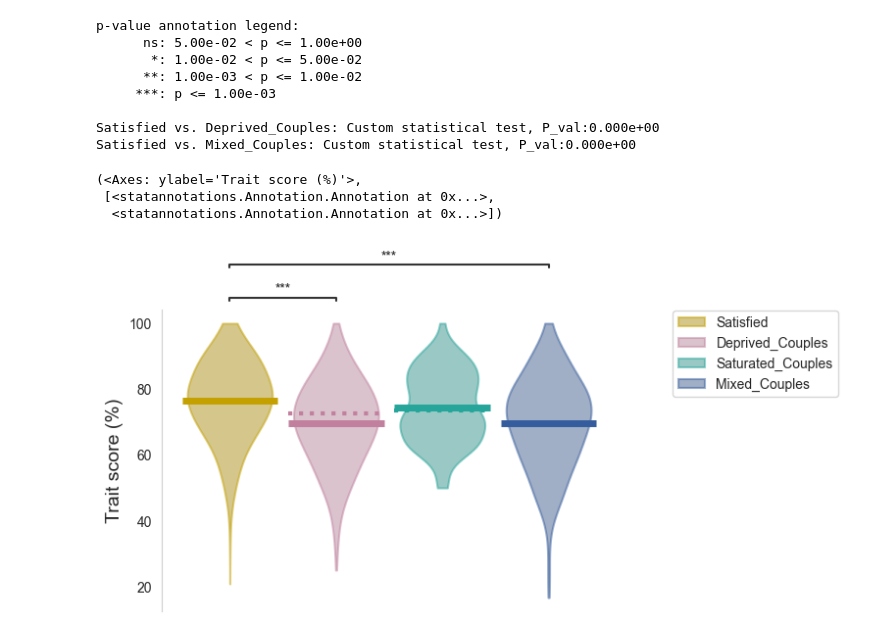
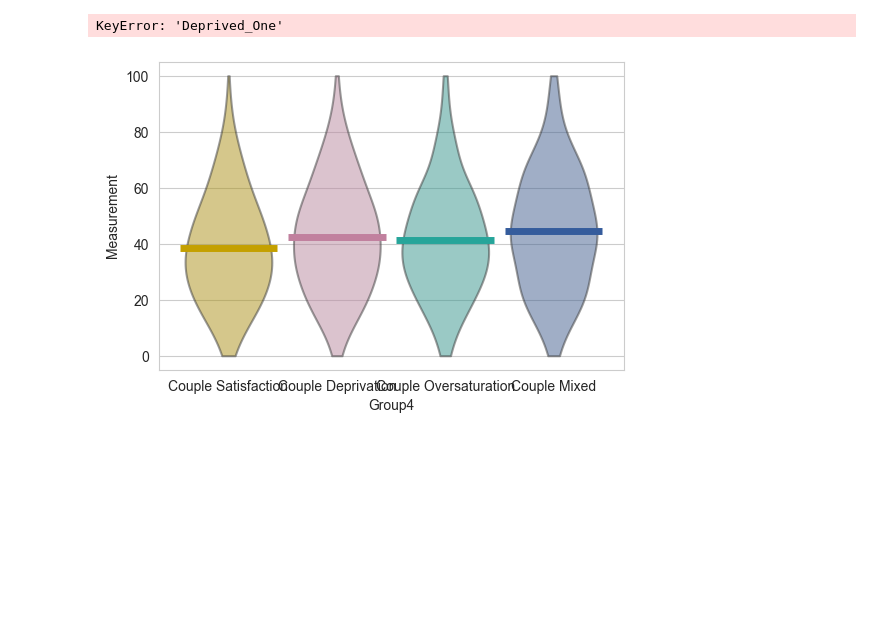
Before and after one commit to EdgardoCS/touchCouples, a Jupyter notebook: data_violin_plot.ipynb, the cells around one changed output. Drawn from its saved outputs; the diff is of its cells as text; code cells hidden in the pictures; blank space fills up the shorter version.

```diff
--- a/data_violin_plot.ipynb
+++ b/data_violin_plot.ipynb
@@ -12,23 +12,23 @@ warnings.filterwarnings('ignore')
 df = pd.read_csv('source/FReDA4.csv')
 # %%
 # Satisfied
-df.loc[df['Group1'] == 'SubGroup1', 'Group4'] = 'Satisfied'
+df.loc[df['Group3'] == 'Couple Satisfaction', 'Group4'] = 'Couple Satisfaction'
 
 # Deprived groups
-df.loc[df['Group1'] == 'SubGroup3', 'Group4'] = 'Deprived_Couples'
-df.loc[df['Group2'] == 'One-sided Deprivation', 'Group4'] = 'Deprived_One'
-# df.loc[df['Group1'] == 'SubGroup2', 'Group4'] = 'Deprived_Me'
-# df.loc[df['Group1'] == 'SubGroup7', 'Group4'] = 'Deprived_Partner'
+df.loc[df['Group3'] == 'Couple Deprivation', 'Group4'] = 'Couple Deprivation'
+# df.loc[df['Group2'] == 'One-sided Deprivation', 'Group4'] = 'Deprived_One'
+# df.loc[df['Group1'] == 'SubGroup-DeprivedBoth', 'Group4'] = 'Deprived_Both'
+# df.loc[df['Group1'] == 'SubGroup-DeprivedMe', 'Group4'] = 'Deprived_Me'
+# df.loc[df['Group1'] == 'SubGroup-DeprivedPartner', 'Group4'] = 'Deprived_Partner'
+#
+# Oversaturated groups
+df.loc[df['Group3'] == 'Couple Oversaturation', 'Group4'] = 'Couple Oversaturation'
+# df.loc[df['Group2'] == 'One-sided Oversaturation', 'Group4'] = 'Oversaturated_One'
+# df.loc[df['Group1'] == 'SubGroup-OversaturatedBoth', 'Group4'] = 'Oversaturated_Both'
+# df.loc[df['Group1'] == 'SubGroup-OversaturatedMe', 'Group4'] = 'Oversaturated_Me'
+# df.loc[df['Group1'] == 'SubGroup-OversaturatedPartner', 'Group4'] = 'Oversaturated_Partner'
 
-# Saturated groups
-df.loc[df['Group1'] == 'SubGroup6', 'Group4'] = 'Saturated_Couples'
-df.loc[df['Group2'] == 'One-sided Saturation', 'Group4'] = 'Saturated_One'
-# df.loc[df['Group1'] == 'SubGroup5', 'Group4'] = 'Saturated_Me'
-# df.loc[df['Group1'] == 'SubGroup8', 'Group4'] = 'Saturated_Partner'
-
-# Mixed groups
-df.loc[df['Group1'] == 'SubGroup4', 'Group4'] = 'Mixed_Couples'
-df.loc[df['Group1'] == 'SubGroup9', 'Group4'] = 'Mixed_Couples'
+df.loc[df['Group3'] == 'Couple Mixed', 'Group4'] = 'Couple Mixed'
 # %%
 lower_limit = {
     "Neuroticism": 3,  # 3 items, 1-5 options
@@ -41,6 +41,8 @@ lower_limit = {
     "Self-esteem": 3,  # 3 items, 1-5 options
     "Life Satisfaction": 0,  # 1 item, 0-10 options
     "Health": 1,  # 1 item, 1-5 options
+    "Religiosity": 0,
+    "Conservatism": 7,
     "Relationship Satisfaction": 0,  # 1 item, 0-10 options
     "Communication Quality": 6,  # 6 items, 1-5 options
     "Conflict Management": 6,  # 6 items, 1-5 options
@@ -56,6 +58,8 @@ upper_limit = {
     "Self-esteem": 15,
     "Life Satisfaction": 10,
     "Health": 5,
+    "Religiosity": 10,
+    "Conservatism": 35,
     "Relationship Satisfaction": 10,
     "Communication Quality": 30,
     "Conflict Management": 30,
@@ -67,11 +71,11 @@ max_s = pd.Series(upper_limit)
 df_percent = df.copy()
 df_percent[cols_to_fix] = ((df[cols_to_fix] - min_s) / (max_s - min_s)) * 100
 # %%
-order_couple = ["Satisfied", "Deprived_Couples", "Saturated_Couples", "Mixed_Couples"]
+order_couple = ["Couple Satisfaction", "Couple Deprivation", "Couple Oversaturation", "Couple Mixed"]
 order_one = ["Deprived_One", "Saturated_One"]
 # %%
 trait = [
-    # "Neuroticism",
+    "Neuroticism",
     # "Extraversion",
     # "Openness",
     # "Agreeableness",
@@ -81,9 +85,10 @@ trait = [
     # "Self-esteem",
     # "Life Satisfaction",
     # "Health",
+    # 'Religiosity'
     # "Relationship Satisfaction",
     # "Communication Quality",
-    "Conflict Management",
+    # "Conflict Management",
 ]
 
 colors = [
@@ -191,42 +196,32 @@ annotator = Annotator(
     x="Group4",
     y="Measurement",
     order=order_couple,
 )
 
 annotator.configure(
     test=None,  # VERY IMPORTANT
     text_format="star",
     loc="outside",
     line_height=0.01,
     line_offset=0.01,
     text_offset=1,
     pvalue_thresholds=[
         (0.001, "***"),
         (0.01, "**"),
         (0.05, "*"),
         (1, "ns")
     ]
 )
 
 annotator.set_pvalues(p_values)
 annotator.annotate()
 
 # ax.set_ylim(ymin, ymax)
 
 # plt.savefig(f'output/img/anova/{trait}.png',
 #             dpi=600,
 #             transparent=False,
 #             bbox_inches='tight')
 # %% [output]
-p-value annotation legend:
-      ns: 5.00e-02 < p <= 1.00e+00
-       *: 1.00e-02 < p <= 5.00e-02
-      **: 1.00e-03 < p <= 1.00e-02
-     ***: p <= 1.00e-03
-
-Satisfied vs. Deprived_Couples: Custom statistical test, P_val:0.000e+00
-Satisfied vs. Mixed_Couples: Custom statistical test, P_val:0.000e+00
+KeyError: 'Deprived_One'
-(<Axes: ylabel='Trait score (%)'>,
- [<statannotations.Annotation.Annotation at 0x...>,
-  <statannotations.Annotation.Annotation at 0x...>])
-[figure, old version]
+[figure, new version]
```
Also changed, not shown: 27 other files.
